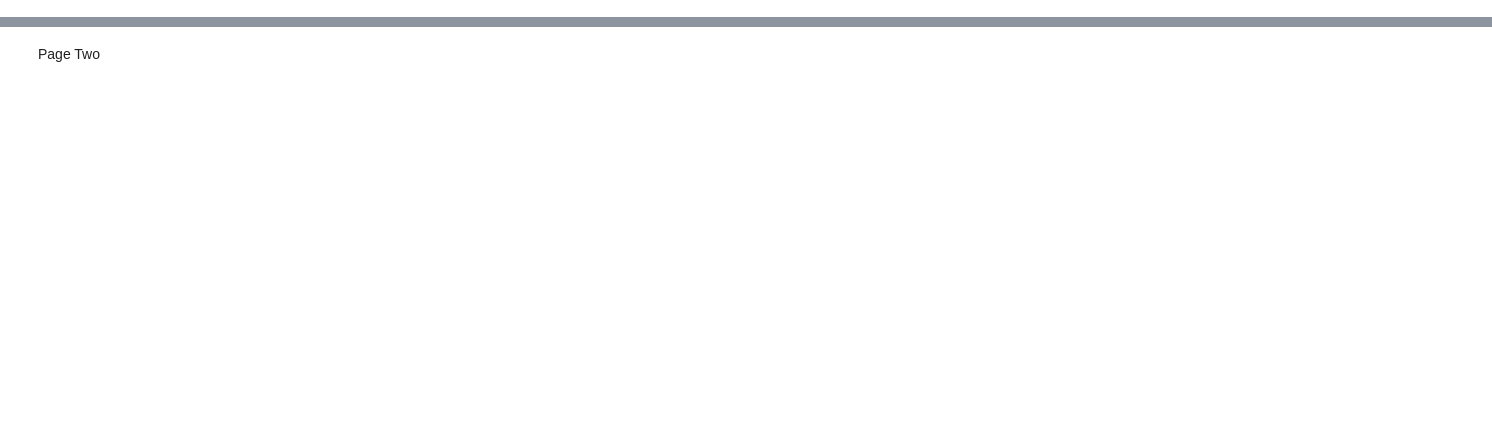
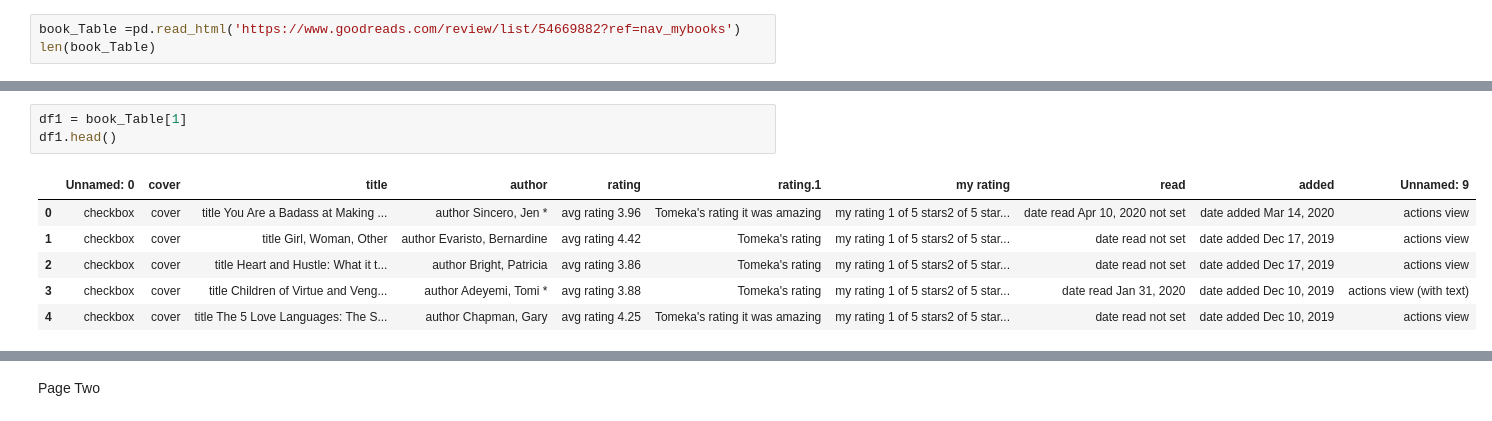
Before and after one commit to morrison-TD/GoodReadsScrape, a Jupyter notebook: GoodReads.ipynb, the cells around one changed output, grey strips where cells are left out. Cells and saved outputs as stored; diff of their text form; blank space fills up the shorter version.

```diff
--- a/GoodReads.ipynb
+++ b/GoodReads.ipynb
@@ -84,0 +25,3 @@ df1.head()
+# %%
+book_Table =pd.read_html('https://www.goodreads.com/review/list/54669882?ref=nav_mybooks')
+len(book_Table)
@@ -84,0 +50,10 @@ df1.head()
+# %%
+df1 = book_Table[1]
+df1.head()
+# %% [output]
+|  | Unnamed: 0 | cover | title | author | rating | rating.1 | my rating | read | added | Unnamed: 9 |
+| 0 | checkbox | cover | title You Are a Badass at Making ... | author Sincero, Jen * | avg rating 3.96 | Tomeka's rating it was amazing | my rating 1 of 5 stars2 of 5 star... | date read Apr 10, 2020 not set | date added Mar 14, 2020 | actions view |
+| 1 | checkbox | cover | title Girl, Woman, Other | author Evaristo, Bernardine | avg rating 4.42 | Tomeka's rating | my rating 1 of 5 stars2 of 5 star... | date read not set | date added Dec 17, 2019 | actions view |
+| 2 | checkbox | cover | title Heart and Hustle: What it t... | author Bright, Patricia | avg rating 3.86 | Tomeka's rating | my rating 1 of 5 stars2 of 5 star... | date read not set | date added Dec 17, 2019 | actions view |
+| 3 | checkbox | cover | title Children of Virtue and Veng... | author Adeyemi, Tomi * | avg rating 3.88 | Tomeka's rating | my rating 1 of 5 stars2 of 5 star... | date read Jan 31, 2020 | date added Dec 10, 2019 | actions view (with text) |
+| 4 | checkbox | cover | title The 5 Love Languages: The S... | author Chapman, Gary | avg rating 4.25 | Tomeka's rating it was amazing | my rating 1 of 5 stars2 of 5 star... | date read not set | date added Dec 10, 2019 | actions view |
```
Also changed, not shown: parts of 35 cells of this notebook.
